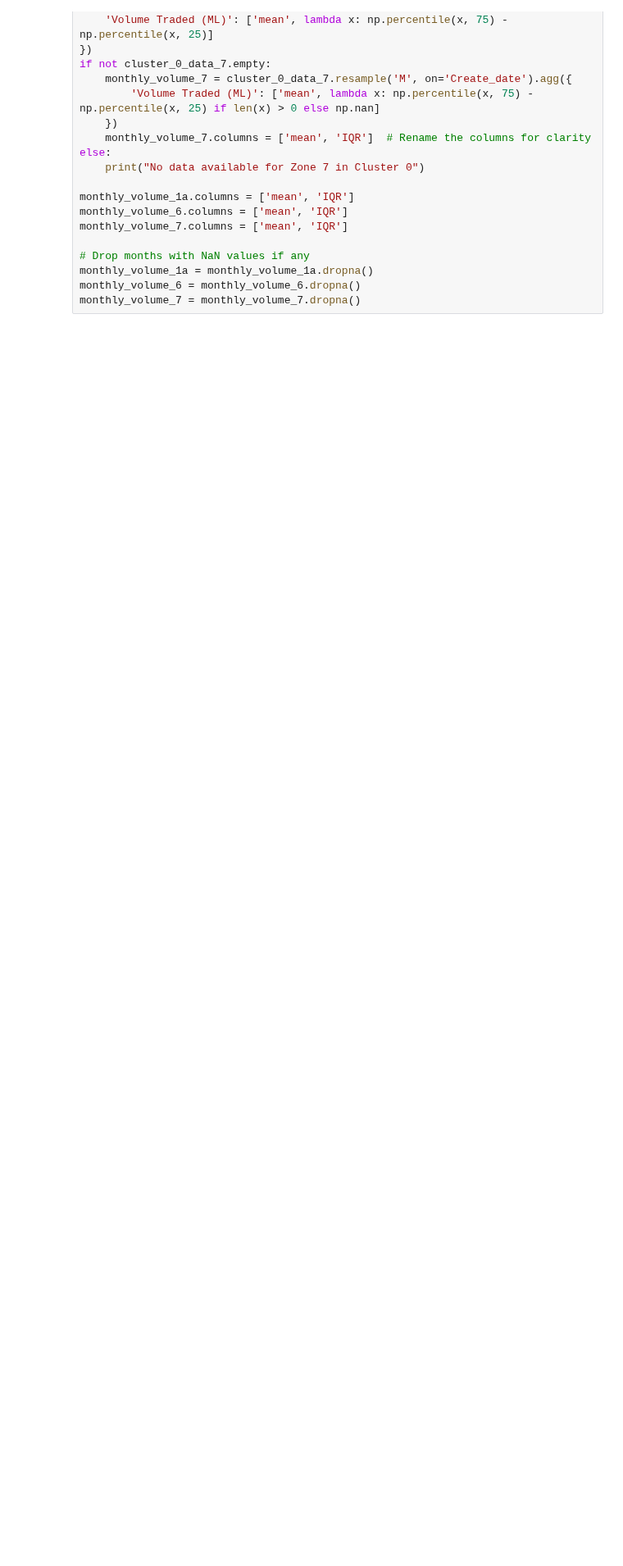
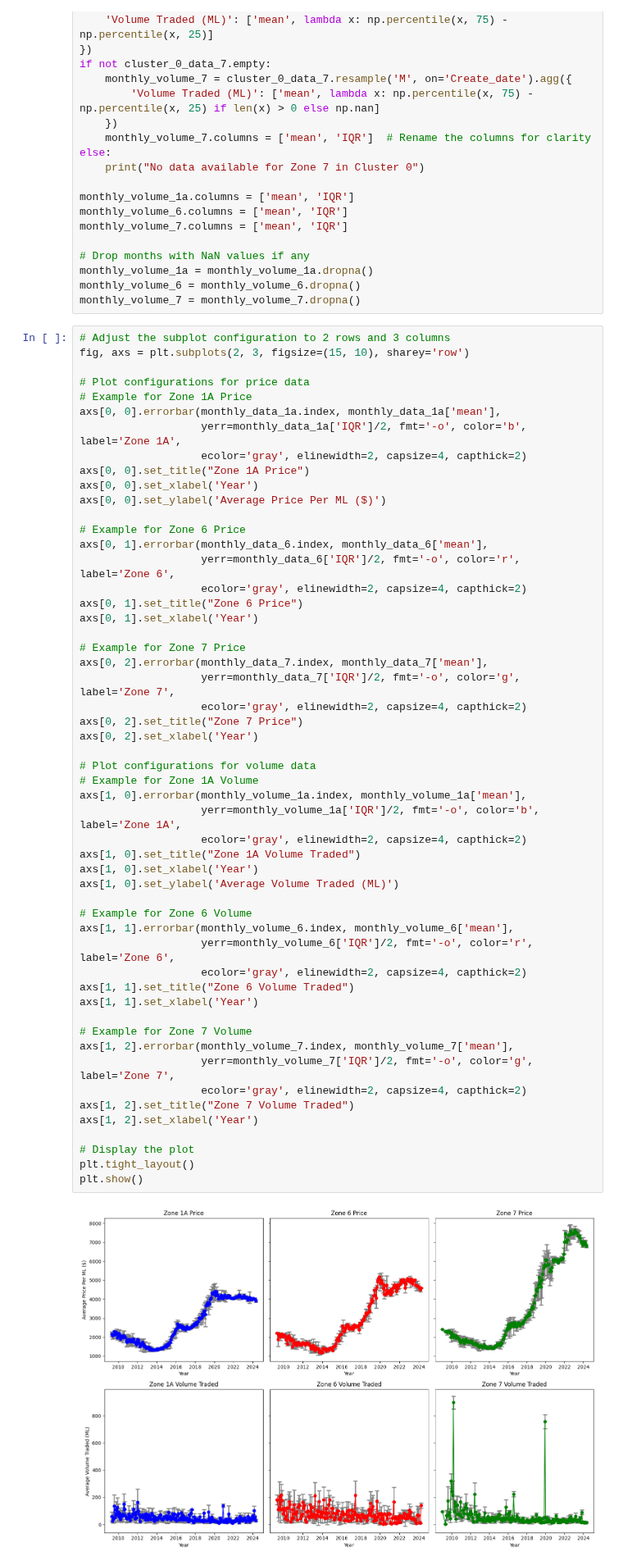
Before and after one commit to ELEN-Workshops-and-LDI/LDI-ML, a Jupyter notebook: [3] - MACHINE_LEARNING/[3.1] - OUTLIER_REMOVAL/[3.1.2] PRICE_DATA_TO_MONTHLY.ipynb, the cells around one changed output. Shown at 82% size. Cells and saved outputs as stored; diff of their text form; blank space fills up the shorter version.

```diff
--- a/[3] - MACHINE_LEARNING/[3.1] - OUTLIER_REMOVAL/[3.1.2] PRICE_DATA_TO_MONTHLY.ipynb
+++ b/[3] - MACHINE_LEARNING/[3.1] - OUTLIER_REMOVAL/[3.1.2] PRICE_DATA_TO_MONTHLY.ipynb
@@ -187,3 +156,58 @@ monthly_volume_7.columns = ['mean', 'IQR']
 monthly_volume_1a = monthly_volume_1a.dropna()
 monthly_volume_6 = monthly_volume_6.dropna()
 monthly_volume_7 = monthly_volume_7.dropna()
+# %%
+# Adjust the subplot configuration to 2 rows and 3 columns
+fig, axs = plt.subplots(2, 3, figsize=(15, 10), sharey='row')
+
+# Plot configurations for price data
+# Example for Zone 1A Price
+axs[0, 0].errorbar(monthly_data_1a.index, monthly_data_1a['mean'],
+                   yerr=monthly_data_1a['IQR']/2, fmt='-o', color='b', label='Zone 1A',
+                   ecolor='gray', elinewidth=2, capsize=4, capthick=2)
+axs[0, 0].set_title("Zone 1A Price")
+axs[0, 0].set_xlabel('Year')
+axs[0, 0].set_ylabel('Average Price Per ML ($)')
+
+# Example for Zone 6 Price
+axs[0, 1].errorbar(monthly_data_6.index, monthly_data_6['mean'],
+                   yerr=monthly_data_6['IQR']/2, fmt='-o', color='r', label='Zone 6',
+                   ecolor='gray', elinewidth=2, capsize=4, capthick=2)
+axs[0, 1].set_title("Zone 6 Price")
+axs[0, 1].set_xlabel('Year')
+
+# Example for Zone 7 Price
+axs[0, 2].errorbar(monthly_data_7.index, monthly_data_7['mean'],
+                   yerr=monthly_data_7['IQR']/2, fmt='-o', color='g', label='Zone 7',
+                   ecolor='gray', elinewidth=2, capsize=4, capthick=2)
+axs[0, 2].set_title("Zone 7 Price")
+axs[0, 2].set_xlabel('Year')
+
+# Plot configurations for volume data
+# Example for Zone 1A Volume
+axs[1, 0].errorbar(monthly_volume_1a.index, monthly_volume_1a['mean'],
+                   yerr=monthly_volume_1a['IQR']/2, fmt='-o', color='b', label='Zone 1A',
+                   ecolor='gray', elinewidth=2, capsize=4, capthick=2)
+axs[1, 0].set_title("Zone 1A Volume Traded")
+axs[1, 0].set_xlabel('Year')
+axs[1, 0].set_ylabel('Average Volume Traded (ML)')
+
+# Example for Zone 6 Volume
+axs[1, 1].errorbar(monthly_volume_6.index, monthly_volume_6['mean'],
+                   yerr=monthly_volume_6['IQR']/2, fmt='-o', color='r', label='Zone 6',
+                   ecolor='gray', elinewidth=2, capsize=4, capthick=2)
+axs[1, 1].set_title("Zone 6 Volume Traded")
+axs[1, 1].set_xlabel('Year')
+
+# Example for Zone 7 Volume
+axs[1, 2].errorbar(monthly_volume_7.index, monthly_volume_7['mean'],
+                   yerr=monthly_volume_7['IQR']/2, fmt='-o', color='g', label='Zone 7',
+                   ecolor='gray', elinewidth=2, capsize=4, capthick=2)
+axs[1, 2].set_title("Zone 7 Volume Traded")
+axs[1, 2].set_xlabel('Year')
+
+# Display the plot
+plt.tight_layout()
+plt.show()
+# %% [output]
+[figure, added]
```
Also changed, not shown: parts of 4 cells of this notebook, 4 other files.
